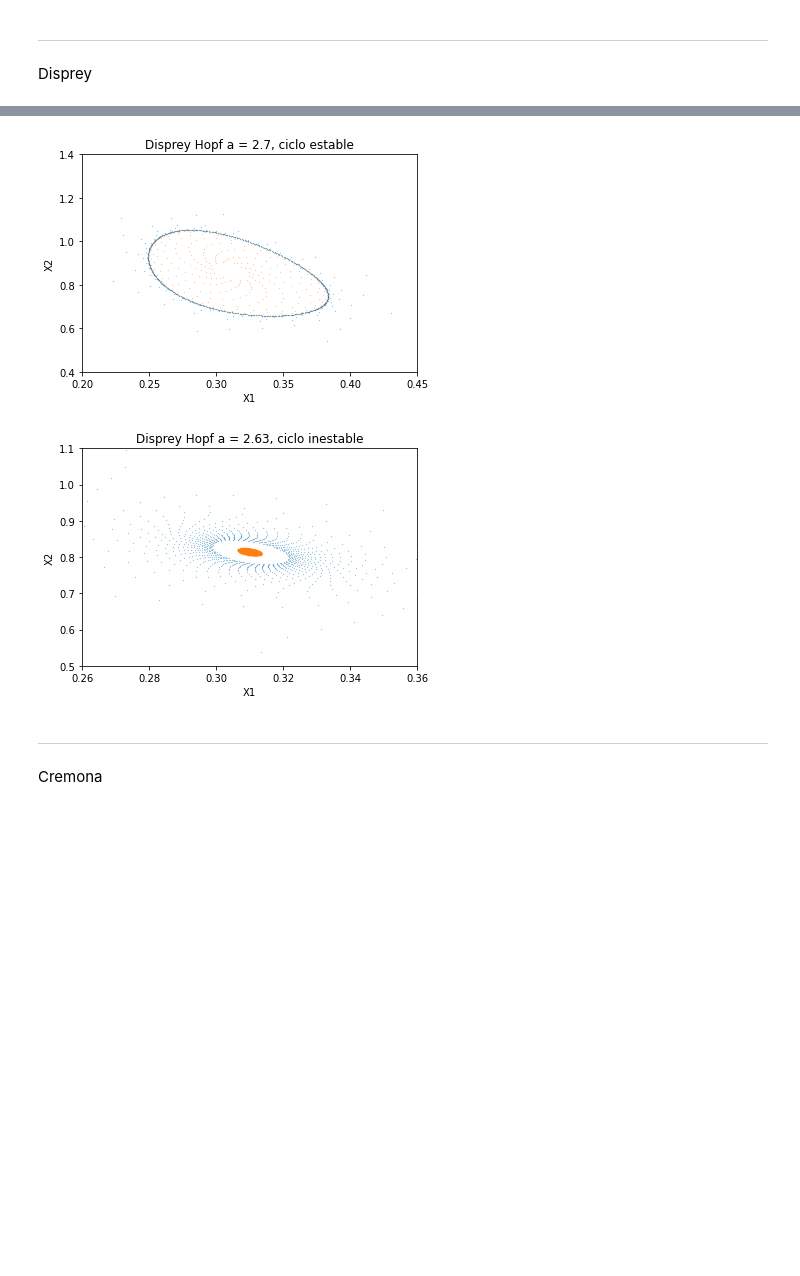
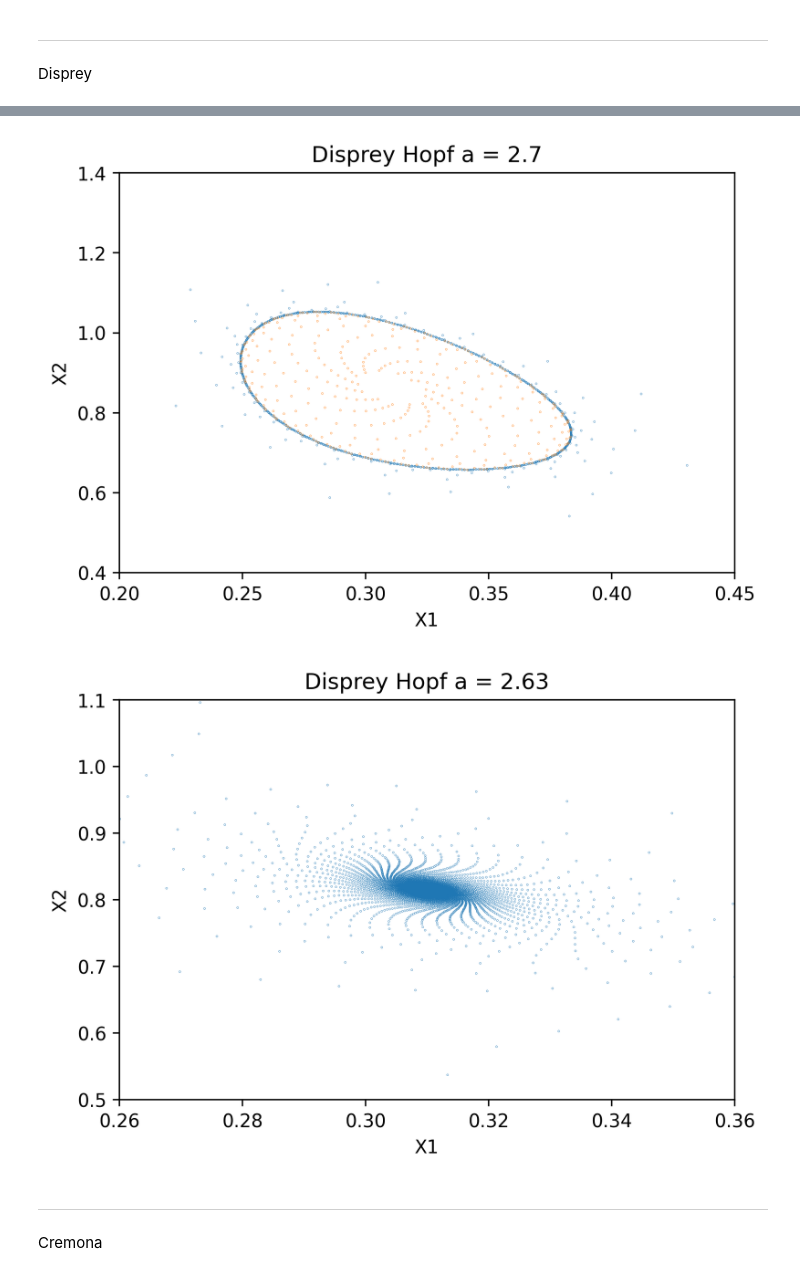
Before and after one commit to GastonRAraujo/Sistemas-discretos, a Jupyter notebook: MiniProyecto.ipynb, the cells around one changed output, grey strips where cells are left out. Cells and saved outputs as stored; diff of their text form; code cells hidden in the pictures; blank space fills up the shorter version.

```diff
--- a/MiniProyecto.ipynb
+++ b/MiniProyecto.ipynb
@@ -5,7 +7,7 @@ import numpy as np
 #Funciones----------------------------------------------------------------------
 
 
-def heron(a,b,xn,yn):
+def henon(a,b,xn,yn):
   xk = 1 + yn - a * (xn**2)
   yk = b*xn
 
@@ -29,13 +31,14 @@ def cremona(a,xn,yn):
 #Ciclos-------------------------------------------------------------------------
 #genero los graficos para realizar rapidamente varias iteraciones
 
-def Heron_Cicle(xi,yi,a_,b_,tf):
+def Henon_Cicle(xi,yi,a_,b_,tf):
   x1 = [xi]*(tf)
   x2 = [yi]*(tf)
   for i in range(tf-1):
     x0 = x1[i]
     y0 = x2[i]
-    x1[i+1], x2[i+1] = heron(a_,b_,x0,y0)
+    x1[i+1], x2[i+1] = henon(a_,b_,x0,y0)
+  plt.figure(dpi=300)
   plt.scatter(x1,x2, s = 0.1, marker='.')
 
 
@@ -48,7 +51,7 @@ def Disprey_Cicle(xi,yi,a_,b_,tf):
     x0 = x1[i]
     y0 = x2[i]
     x1[i+1], x2[i+1] = disprey(a_,b_,x0,y0)
-  plt.scatter(x1,x2, s = 0.1, marker='.')
+  return x1, x2
 
 
 def Disprey_Cicle_tirar(xi,yi,a_,b_,tf):
@@ -174,38 +178,42 @@ plt.show()
 # %%
 #Parametros -----------------------------
 a = 3.43
 b = 0.31
 
 
 t0 = 100
 
 
 #Memoria ---------------------------------
 #Las primeras iteraciones seran descartadas
 Cond_ini = [[0.5,1],[0.3,0.9]]
 
 
-Disprey_Cicle(0.5,1,2.7,b,1000)
-Disprey_Cicle(0.3,0.9,2.7,b,400)
-
+x,y=Disprey_Cicle(0.5,1,2.7,b,1000)
+x1,y1=Disprey_Cicle(0.3,0.9,2.7,b,400)
+plt.figure(dpi=300)
+plt.scatter(x,y, s = 0.1, marker='.')
+plt.scatter(x1,y1, s = 0.1, marker='.')
 plt.xlim(0.2,0.45)
 plt.ylim(0.4,1.4)
 plt.xlabel("X1")
 plt.ylabel("X2")
-plt.title("Disprey Hopf a = 2.7, ciclo estable")
+plt.title("Disprey Hopf a = 2.7")
 plt.show()
 
-Disprey_Cicle(0.5,1,2.63,b,1000)
-Disprey_Cicle(0.312,0.82,2.63,b,10000)
+x,y = Disprey_Cicle(0.5,1,2.63,b,20000)
+plt.figure(dpi=300)
+plt.scatter(x,y, alpha = 1, s = 0.1, marker='.')
+#Disprey_Cicle(0.312,0.82,2.63,b,1000000)
 plt.xlim(0.26,0.36)
 plt.ylim(0.5,1.1)
 plt.xlabel("X1")
 plt.ylabel("X2")
-plt.title("Disprey Hopf a = 2.63, ciclo inestable")
+plt.title("Disprey Hopf a = 2.63")
 plt.show()
 # %% [output]
-[figure, old version]
+[figure, new version]
-[figure, old version]
+[figure, new version]
 # %% [markdown]
 
 
```
Also changed, not shown: parts of 8 cells of this notebook.
